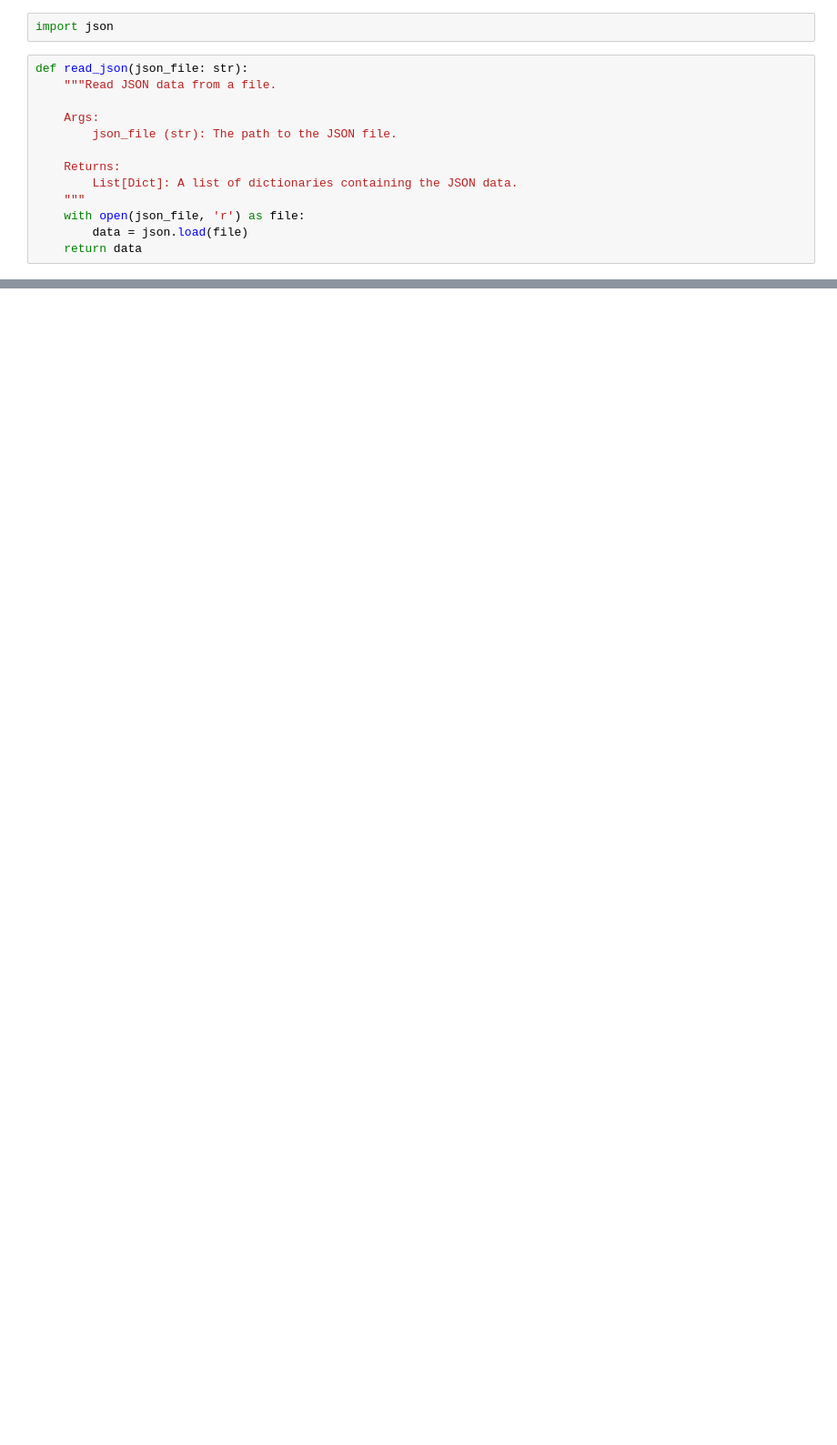
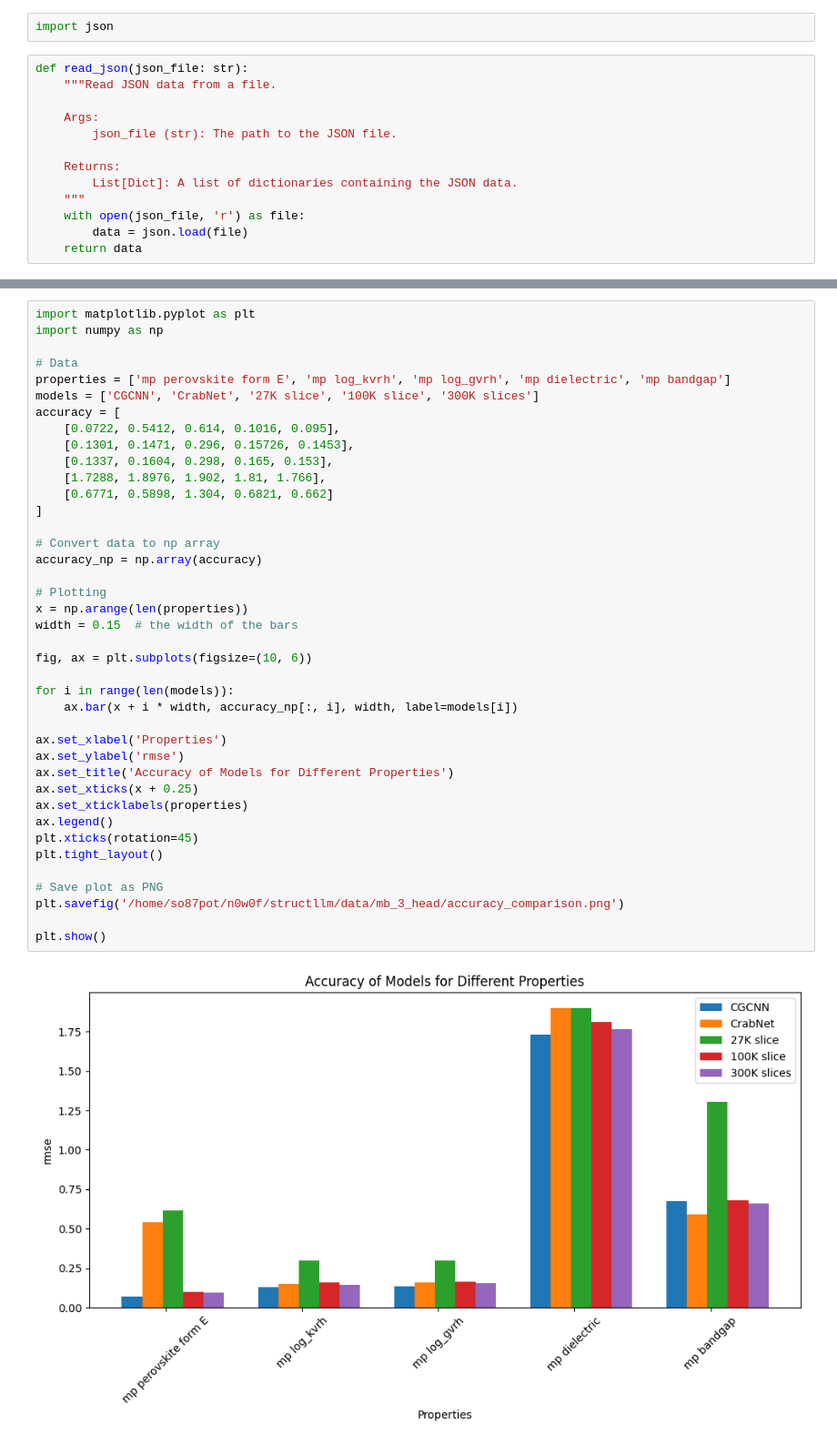
Before and after one commit to lamalab-org/MatText, a Jupyter notebook: notebooks/matbench.ipynb, the cells around one changed output, grey strips where cells are left out. Shown at 91% size. Cells and saved outputs as stored; diff of their text form; blank space fills up the shorter version.

```diff
--- a/notebooks/matbench.ipynb
+++ b/notebooks/matbench.ipynb
@@ -40,0 +86,42 @@ batch_iterator
+# %%
+import matplotlib.pyplot as plt
+import numpy as np
+
+# Data
+properties = ['mp perovskite form E', 'mp log_kvrh', 'mp log_gvrh', 'mp dielectric', 'mp bandgap']
+models = ['CGCNN', 'CrabNet', '27K slice', '100K slice', '300K slices']
+accuracy = [
+    [0.0722, 0.5412, 0.614, 0.1016, 0.095],
+    [0.1301, 0.1471, 0.296, 0.15726, 0.1453],
+    [0.1337, 0.1604, 0.298, 0.165, 0.153],
+    [1.7288, 1.8976, 1.902, 1.81, 1.766],
+    [0.6771, 0.5898, 1.304, 0.6821, 0.662]
+]
+
+# Convert data to np array
+accuracy_np = np.array(accuracy)
+
+# Plotting
+x = np.arange(len(properties))
+width = 0.15  # the width of the bars
+
+fig, ax = plt.subplots(figsize=(10, 6))
+
+for i in range(len(models)):
+    ax.bar(x + i * width, accuracy_np[:, i], width, label=models[i])
+
+ax.set_xlabel('Properties')
+ax.set_ylabel('rmse')
+ax.set_title('Accuracy of Models for Different Properties')
+ax.set_xticks(x + 0.25)
+ax.set_xticklabels(properties)
+ax.legend()
+plt.xticks(rotation=45)
+plt.tight_layout()
+
+# Save plot as PNG
+plt.savefig('/home/so87pot/n0w0f/structllm/data/mb_3_head/accuracy_comparison.png')
+
+plt.show()
+# %% [output]
+[figure, added]
```
Also changed, not shown: parts of 11 cells of this notebook, 33 other files.
